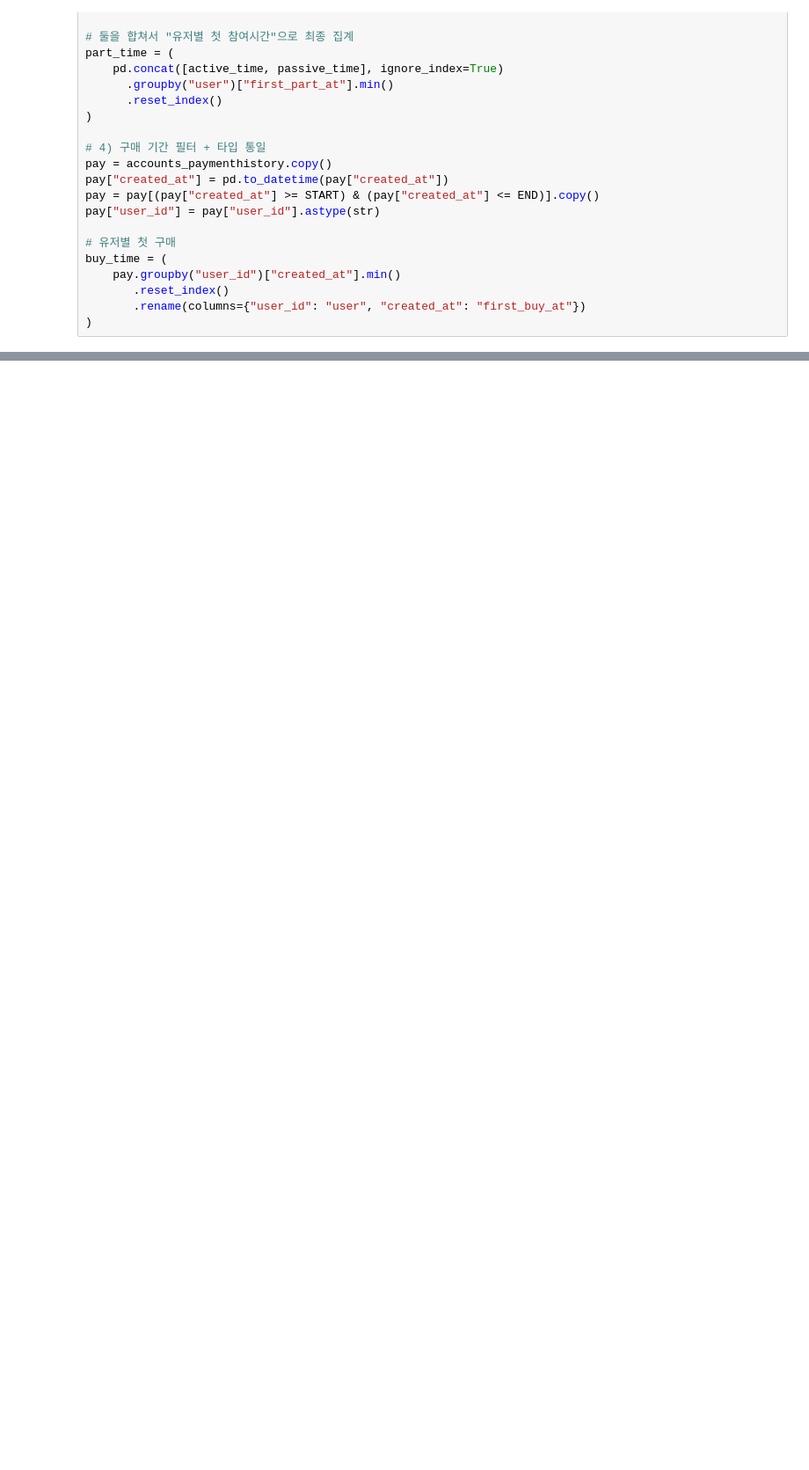
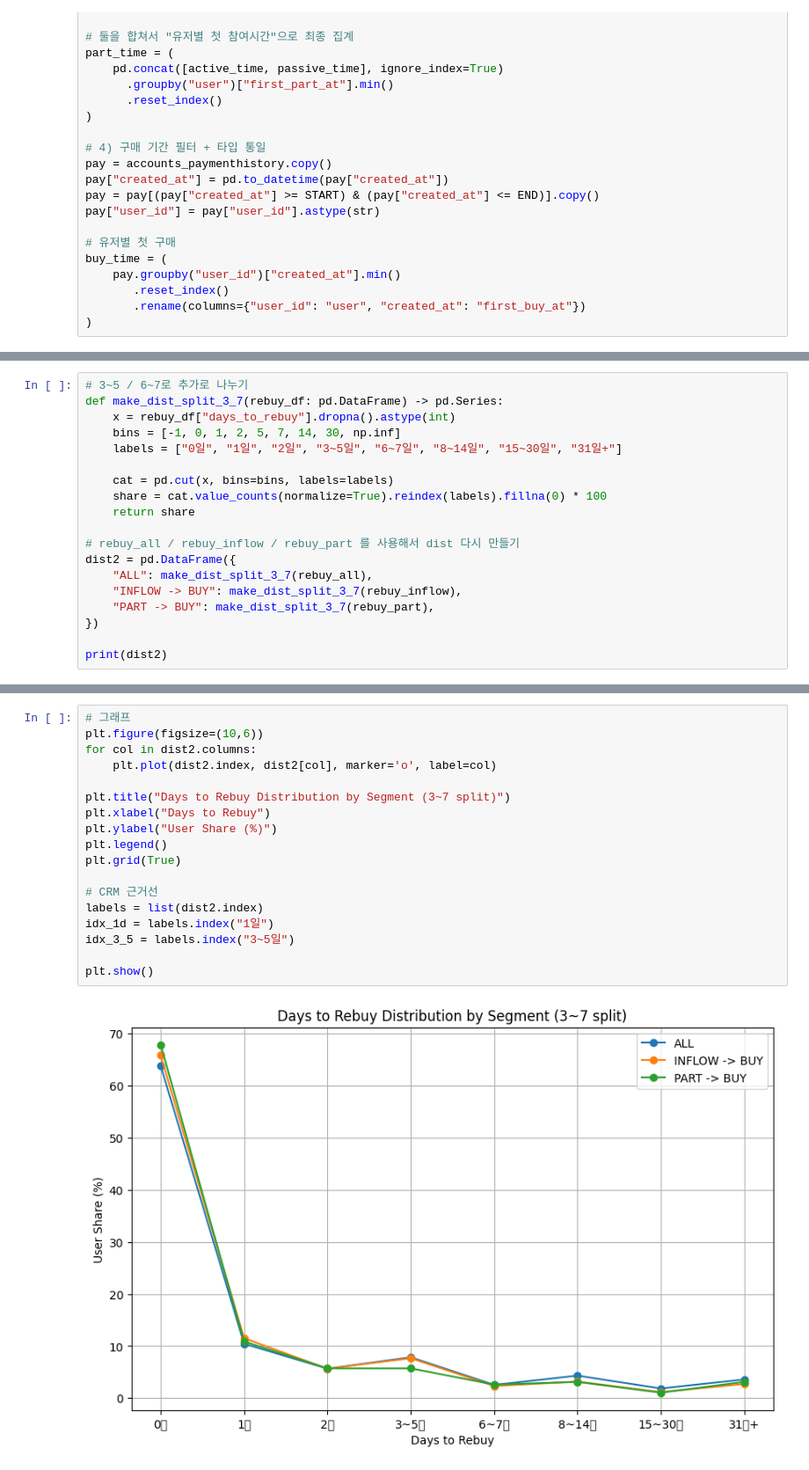
Before and after one commit to EtheriumArchive/Codeit_project, a Jupyter notebook: analysis_kyuri_v7.ipynb, the cells around one changed output, grey strips where cells are left out. Shown at 88% size. Drawn from its saved outputs; the diff is of its cells as text; blank space fills up the shorter version.

```diff
--- a/analysis_kyuri_v7.ipynb
+++ b/analysis_kyuri_v7.ipynb
@@ -814,0 +1427,19 @@ pay["next_gap"].describe()
+# %%
+# 3~5 / 6~7로 추가로 나누기
+def make_dist_split_3_7(rebuy_df: pd.DataFrame) -> pd.Series:
+    x = rebuy_df["days_to_rebuy"].dropna().astype(int)
+    bins = [-1, 0, 1, 2, 5, 7, 14, 30, np.inf]
+    labels = ["0일", "1일", "2일", "3~5일", "6~7일", "8~14일", "15~30일", "31일+"]
+
+    cat = pd.cut(x, bins=bins, labels=labels)
+    share = cat.value_counts(normalize=True).reindex(labels).fillna(0) * 100
+    return share
+
+# rebuy_all / rebuy_inflow / rebuy_part 를 사용해서 dist 다시 만들기
+dist2 = pd.DataFrame({
+    "ALL": make_dist_split_3_7(rebuy_all),
+    "INFLOW -> BUY": make_dist_split_3_7(rebuy_inflow),
+    "PART -> BUY": make_dist_split_3_7(rebuy_part),
+})
+
+print(dist2)
@@ -814,0 +1457,20 @@ pay["next_gap"].describe()
+# %%
+# 그래프
+plt.figure(figsize=(10,6))
+for col in dist2.columns:
+    plt.plot(dist2.index, dist2[col], marker='o', label=col)
+
+plt.title("Days to Rebuy Distribution by Segment (3~7 split)")
+plt.xlabel("Days to Rebuy")
+plt.ylabel("User Share (%)")
+plt.legend()
+plt.grid(True)
+
+# CRM 근거선
+labels = list(dist2.index)
+idx_1d = labels.index("1일")
+idx_3_5 = labels.index("3~5일")
+
+plt.show()
+# %% [output]
+[figure, added]
```
Also changed, not shown: parts of 60 cells of this notebook.
